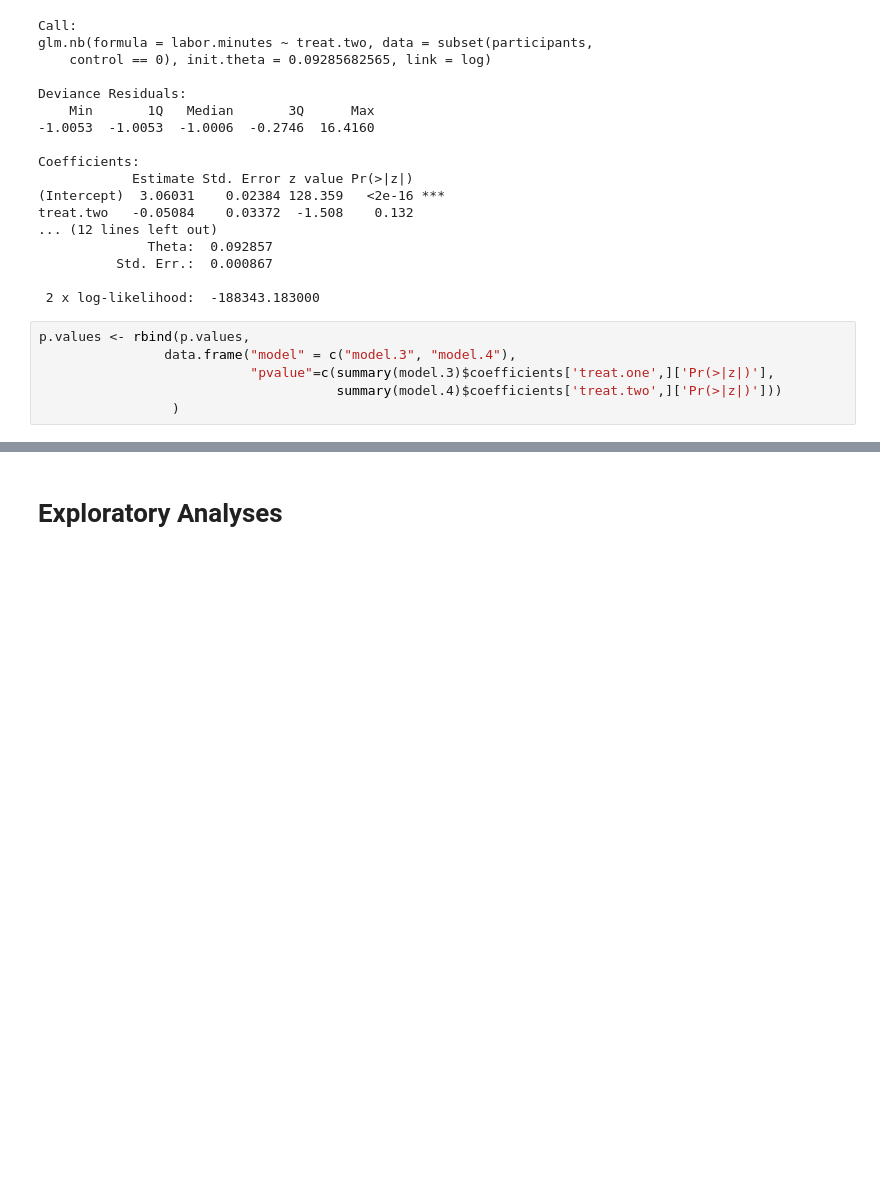
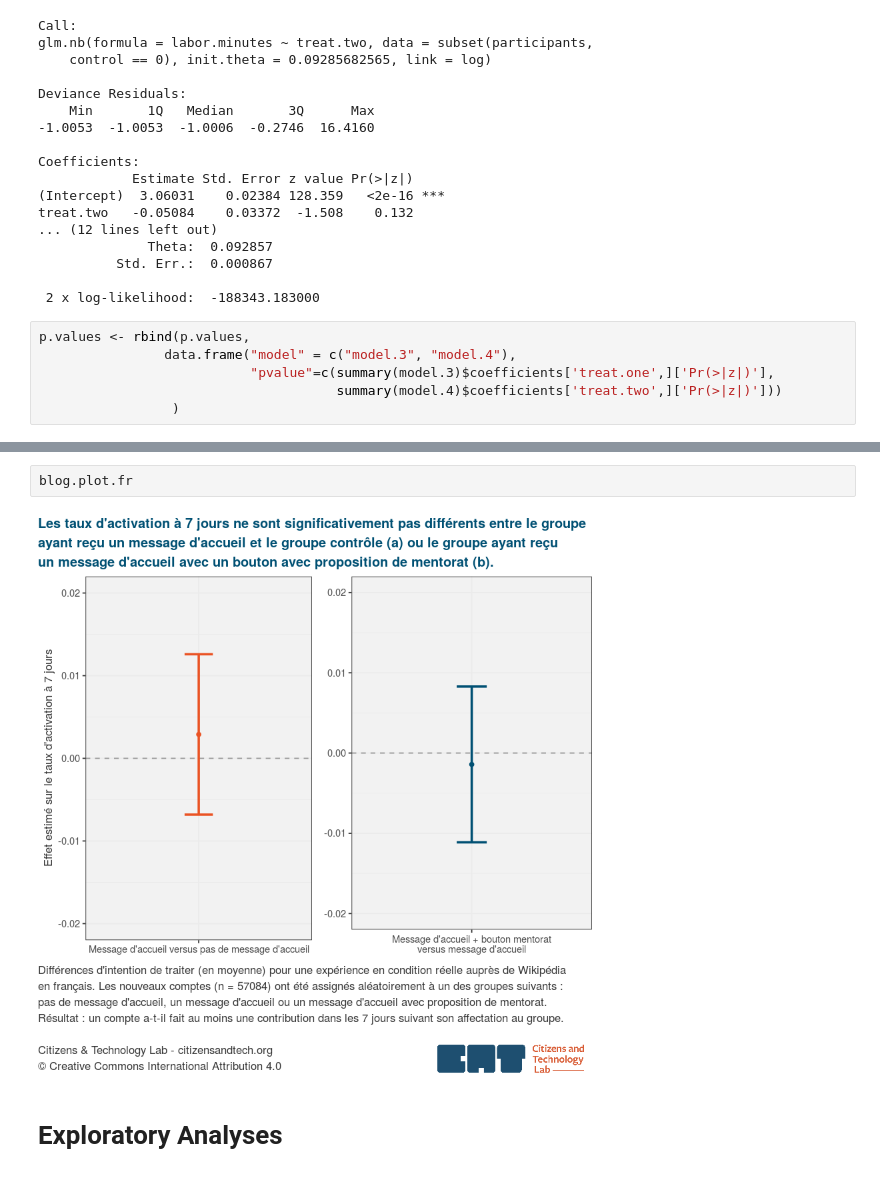
Before and after one commit to citizensandtech/CivilServant-Wikipedia-Analysis, a Jupyter notebook: reports/2020-fr-welcome/2020-fr-wikipedia-analysis.R.ipynb, the cells around one changed output, grey strips where cells are left out. Drawn from its saved outputs; the diff is of its cells as text; blank space fills up the shorter version.

```diff
--- a/reports/2020-fr-welcome/2020-fr-wikipedia-analysis.R.ipynb
+++ b/reports/2020-fr-welcome/2020-fr-wikipedia-analysis.R.ipynb
@@ -273,3 +401,7 @@ p.values <- rbind(p.values,
+# %%
+blog.plot.fr
+# %% [output]
+[figure, added]
 # %% [markdown]
 # Exploratory Analyses
 # %%
```
Also changed, not shown: parts of 20 cells of this notebook.
